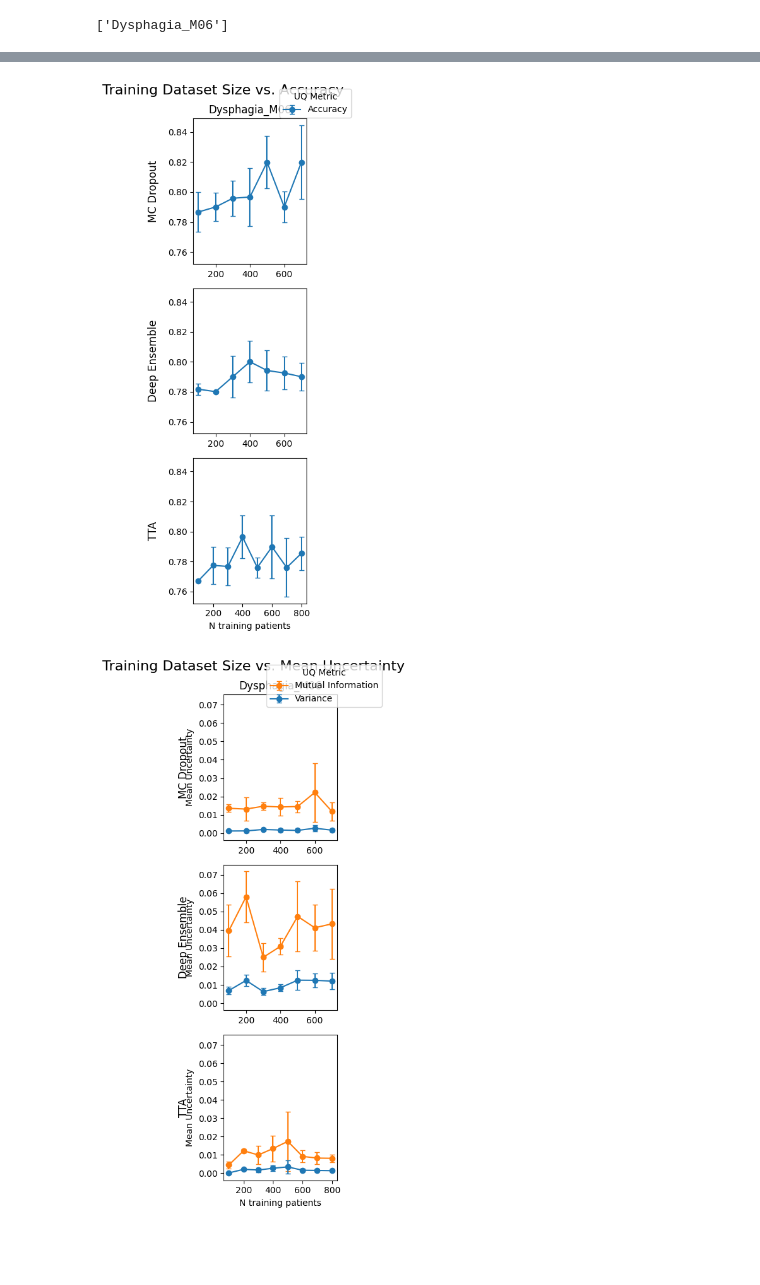
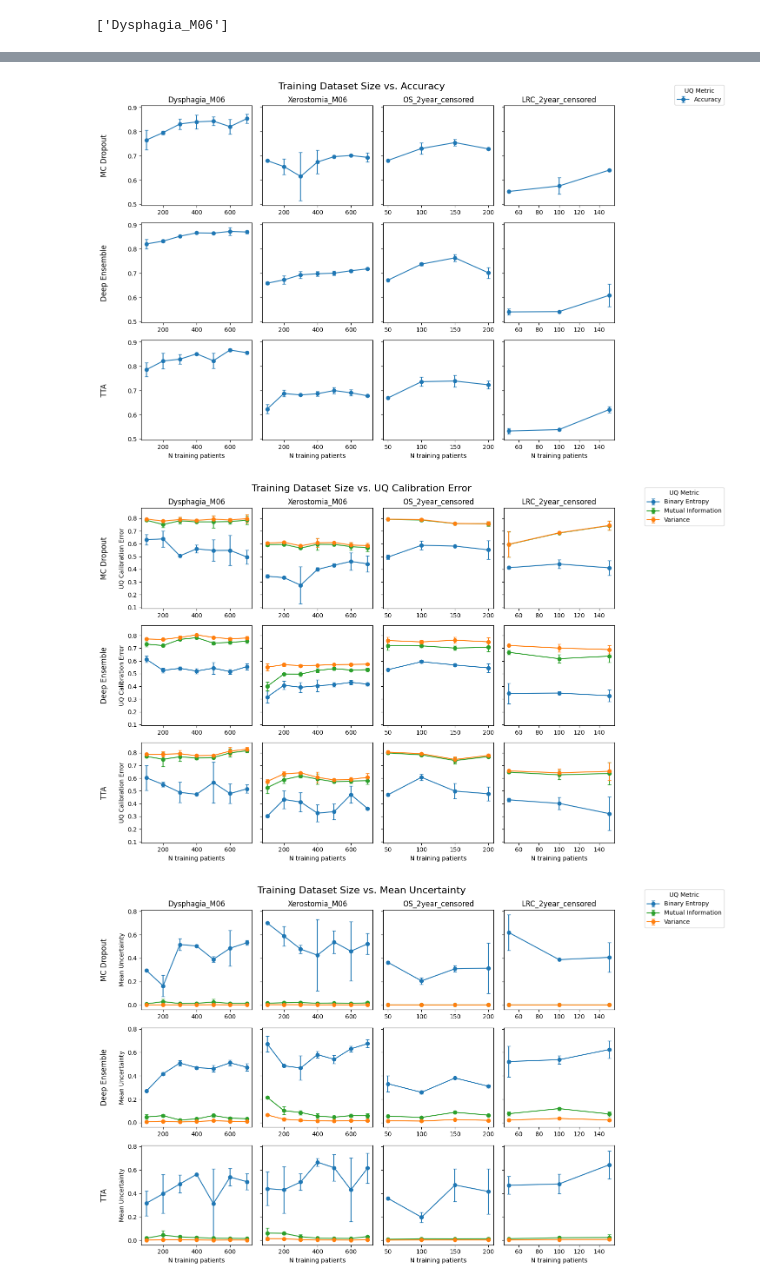
Before and after one commit to DLinRadiotherapyUMCG/PR3DICTR, a Jupyter notebook: metrics_testing copy.ipynb, the cells around one changed output, grey strips where cells are left out. Saved outputs shown, nothing was run; the diff lists cells and outputs as text; code cells hidden in the pictures; blank space fills up the shorter version.

```diff
--- a/metrics_testing copy.ipynb
+++ b/metrics_testing copy.ipynb
@@ -17,23 +17,23 @@ src/config_presets/Base_config.yaml
 src/config_presets/Daniel/Uncertainty_main.yaml
 ['Dysphagia_M06']
 # %%
-UQ_method_folder_names_dict = {"MC Dropout" :  "Data MC Dropout PRIMA no Aug",
-                               "Deep Ensemble" : "Data Deep Ensemble PRIMA",
+UQ_method_folder_names_dict = {"MC Dropout" : "Data MC Dropout",
+                               "Deep Ensemble" : "Data Deep Ensemble",
                                "TTA" : "Data TTA",
 
                                }
 
 endpoint_folders_dict = { "Dysphagia_M06" : "Dysphagia_M06",
-                         # 'Xerostomia_M06' : 'Xerostomia_M06',
+                          'Xerostomia_M06' : 'Xerostomia_M06',
 
-                         #"OS_2year_censored" : "OS",
-                         # "LRC_2year_censored" : "LRC"
+                         "OS_2year_censored" : "OS",
+                         "LRC_2year_censored" : "LRC"
                          }
 
 
 
 
-number_of_iterations = 5
+number_of_iterations = 2
 ALL_DFS_DICT = {}
 
 for endpoint_name, endpoint_folder_name in endpoint_folders_dict.items():
@@ -179,9 +178,12 @@ UQ_RESULTS_DICT["Dysphagia_M06"]['MC Dropout'][1]
 
  [241 rows x 6 columns]}
 # %%
-UQ_methods_list = list(UQ_RESULTS_DICT["Dysphagia_M06"].keys())  + ["Dee"]
+UQ_methods_list = list(UQ_RESULTS_DICT["Dysphagia_M06"].keys())
+#UQ_methods_list = list(UQ_RESULTS_DICT["Xerostomia_M06"].keys())  #+ ["Dee"]
+
+
 UQ_metrics_list = ["Binary Entropy", "Variance", "Mutual Information"]
-UQ_metrics_list = ["Variance", "Mutual Information"]
+#UQ_metrics_list = ["Variance", "Mutual Information"]
 
 
 ENDPOINT_TYPES = {
@@ -194,21 +196,27 @@ ENDPOINT_TYPES = {
 # %%
 from src.uncertainty.visualisation.plotting_UQ import plot_nested_UQ
 
 
 UQ_methods_list = ['MC Dropout', 'Deep Ensemble', 'TTA'] #, 'Deep Ensemble']
 
 fig = plot_nested_UQ(UQ_RESULTS_DICT, ENDPOINT_TYPES, UQ_methods_list, UQ_metrics_list, plot_type="plot_accuracy_over_dataset_size",
                      row_key="method", col_key="endpoint", N_bins=5, normalisation_method=None)
 plt.show()
 # plot_UQ_values_over_dataset_size
 
 
+fig = plot_nested_UQ(UQ_RESULTS_DICT, ENDPOINT_TYPES, UQ_methods_list, UQ_metrics_list, plot_type="calibration_error_dataset_size",
+                     row_key="method", col_key="endpoint", N_bins=5, normalisation_method=None)
+plt.show()
+
+
 fig = plot_nested_UQ(UQ_RESULTS_DICT, ENDPOINT_TYPES, UQ_methods_list, UQ_metrics_list, plot_type="plot_UQ_values_over_dataset_size",
                      row_key="method", col_key="endpoint", N_bins=5, normalisation_method=None)
 plt.show()
 
 # fig = plot_nested_UQ(UQ_RESULTS_DICT, ENDPOINT_TYPES, UQ_methods_list, UQ_metrics_list, plot_type="sparsification", row_key="endpoint", col_key="method")
 # plt.show()
 # %% [output]
-[figure, old version]
+[figure, new version]
-[figure, old version]
+[figure, new version]
+[figure, added]
```
Also changed, not shown: parts of 3 cells of this notebook, 10 other files.
